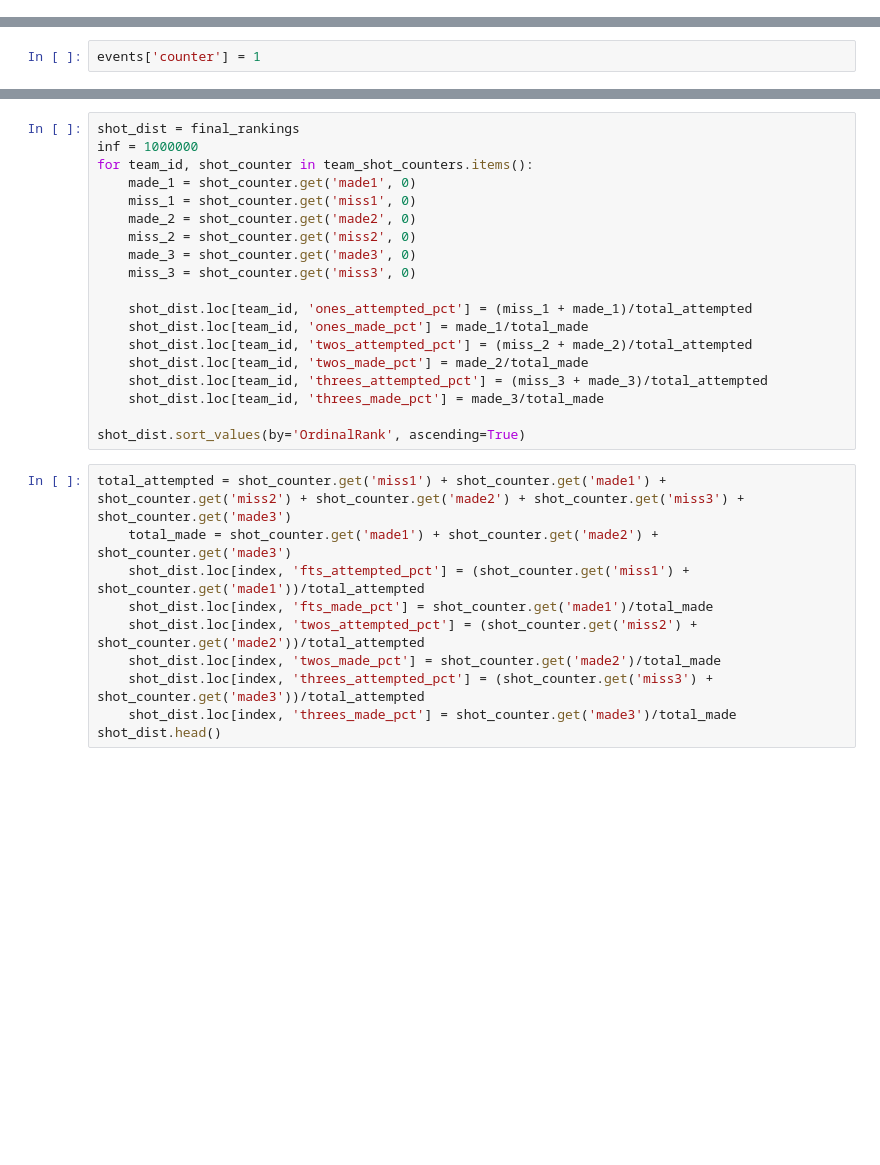
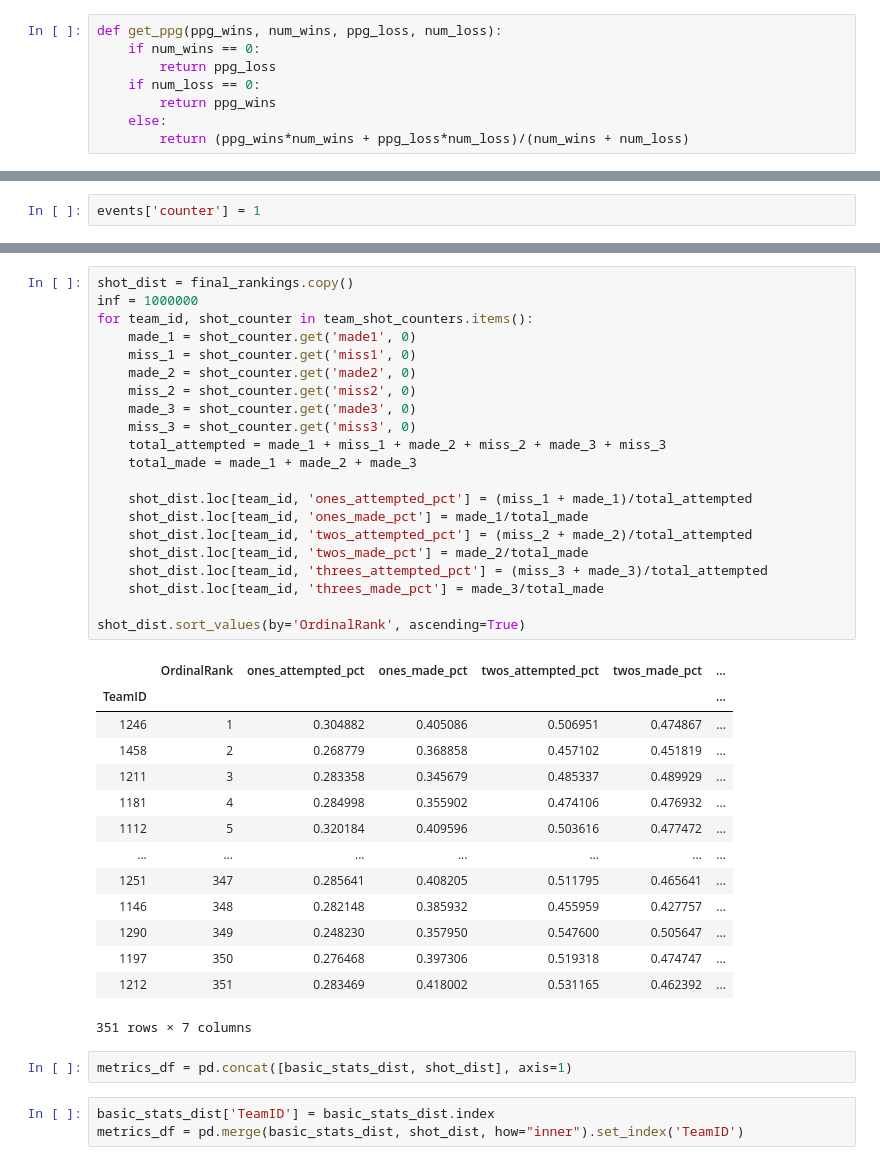
Before and after one commit to jwalecka/march_madness, a Jupyter notebook: march_madness_repo/notebooks/exploratory_notebook.ipynb, the cells around one changed output, grey strips where cells are left out. Saved outputs shown, nothing was run; the diff lists cells and outputs as text; blank space fills up the shorter version.

```diff
--- a/march_madness_repo/notebooks/exploratory_notebook.ipynb
+++ b/march_madness_repo/notebooks/exploratory_notebook.ipynb
@@ -27,4 +45,12 @@ final_rankings.head()
 for index, row in games.iterrows():
     games.loc[index, 'WTeamRank'] = int(final_rankings.loc[games.iloc[index, 1]])
     games.loc[index, 'LTeamRank'] = int(final_rankings.loc[games.iloc[index, 3]])
+# %%
+def get_ppg(ppg_wins, num_wins, ppg_loss, num_loss):
+    if num_wins == 0:
+        return ppg_loss
+    if num_loss == 0:
+        return ppg_wins
+    else:
+        return (ppg_wins*num_wins + ppg_loss*num_loss)/(num_wins + num_loss)
 # %%
@@ -47,29 +88,41 @@ print(team_shot_counters.get(1101))
 # %%
-shot_dist = final_rankings
+shot_dist = final_rankings.copy()
 inf = 1000000
 for team_id, shot_counter in team_shot_counters.items():
     made_1 = shot_counter.get('made1', 0)
     miss_1 = shot_counter.get('miss1', 0)
     made_2 = shot_counter.get('made2', 0)
     miss_2 = shot_counter.get('miss2', 0)
     made_3 = shot_counter.get('made3', 0)
     miss_3 = shot_counter.get('miss3', 0)
+    total_attempted = made_1 + miss_1 + made_2 + miss_2 + made_3 + miss_3
+    total_made = made_1 + made_2 + made_3
 
     shot_dist.loc[team_id, 'ones_attempted_pct'] = (miss_1 + made_1)/total_attempted
     shot_dist.loc[team_id, 'ones_made_pct'] = made_1/total_made
     shot_dist.loc[team_id, 'twos_attempted_pct'] = (miss_2 + made_2)/total_attempted
     shot_dist.loc[team_id, 'twos_made_pct'] = made_2/total_made
     shot_dist.loc[team_id, 'threes_attempted_pct'] = (miss_3 + made_3)/total_attempted
     shot_dist.loc[team_id, 'threes_made_pct'] = made_3/total_made
 
 shot_dist.sort_values(by='OrdinalRank', ascending=True)
+# %% [output]
+|  | OrdinalRank | ones_attempted_pct | ones_made_pct | twos_attempted_pct | twos_made_pct | ... |
+| TeamID |  |  |  |  |  | ... |
+| 1246 | 1 | 0.304882 | 0.405086 | 0.506951 | 0.474867 | ... |
+| 1458 | 2 | 0.268779 | 0.368858 | 0.457102 | 0.451819 | ... |
+| 1211 | 3 | 0.283358 | 0.345679 | 0.485337 | 0.489929 | ... |
+| 1181 | 4 | 0.284998 | 0.355902 | 0.474106 | 0.476932 | ... |
+| 1112 | 5 | 0.320184 | 0.409596 | 0.503616 | 0.477472 | ... |
+| ... | ... | ... | ... | ... | ... | ... |
+| 1251 | 347 | 0.285641 | 0.408205 | 0.511795 | 0.465641 | ... |
+| 1146 | 348 | 0.282148 | 0.385932 | 0.455959 | 0.427757 | ... |
+| 1290 | 349 | 0.248230 | 0.357950 | 0.547600 | 0.505647 | ... |
+| 1197 | 350 | 0.276468 | 0.397306 | 0.519318 | 0.474747 | ... |
+| 1212 | 351 | 0.283469 | 0.418002 | 0.531165 | 0.462392 | ... |
+351 rows × 7 columns
-# %%
-total_attempted = shot_counter.get('miss1') + shot_counter.get('made1') + shot_counter.get('miss2') + shot_counter.get('made2') + shot_counter.get('miss3') + shot_counter.get('made3')
-    total_made = shot_counter.get('made1') + shot_counter.get('made2') + shot_counter.get('made3')
-    shot_dist.loc[index, 'fts_attempted_pct'] = (shot_counter.get('miss1') + shot_counter.get('made1'))/total_attempted
-    shot_dist.loc[index, 'fts_made_pct'] = shot_counter.get('made1')/total_made
-    shot_dist.loc[index, 'twos_attempted_pct'] = (shot_counter.get('miss2') + shot_counter.get('made2'))/total_attempted
-    shot_dist.loc[index, 'twos_made_pct'] = shot_counter.get('made2')/total_made
-    shot_dist.loc[index, 'threes_attempted_pct'] = (shot_counter.get('miss3') + shot_counter.get('made3'))/total_attempted
-    shot_dist.loc[index, 'threes_made_pct'] = shot_counter.get('made3')/total_made
-shot_dist.head()
+# %%
+metrics_df = pd.concat([basic_stats_dist, shot_dist], axis=1)
+# %%
+basic_stats_dist['TeamID'] = basic_stats_dist.index
+metrics_df = pd.merge(basic_stats_dist, shot_dist, how="inner").set_index('TeamID')
```
Also changed, not shown: parts of 9 cells of this notebook, 1 other file.
